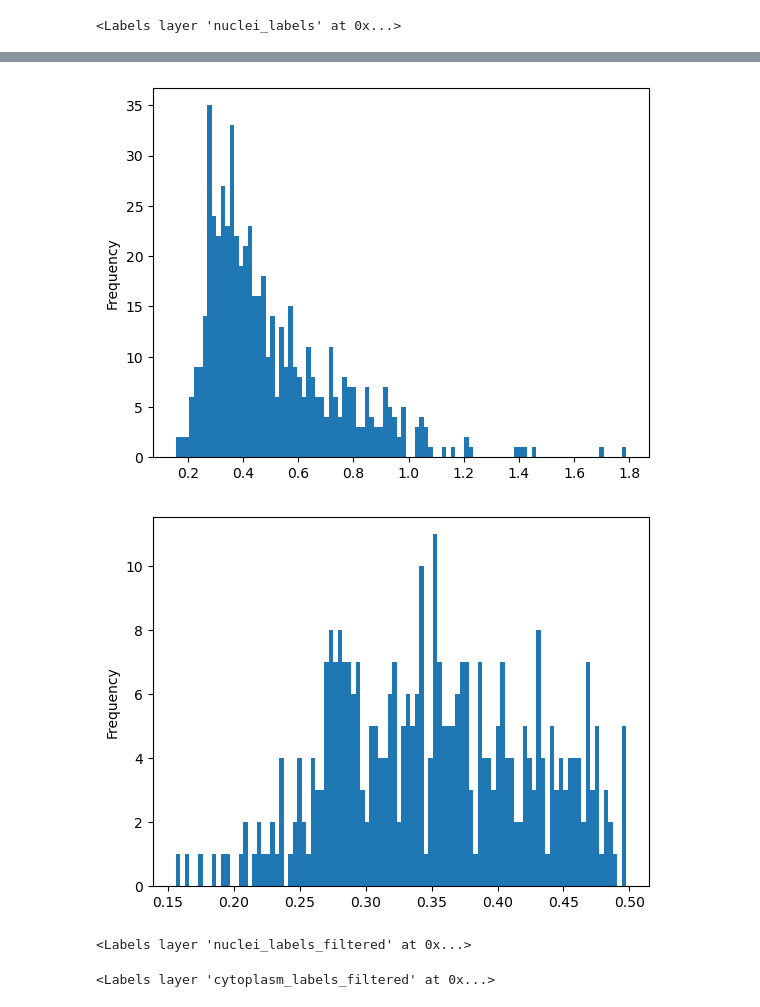
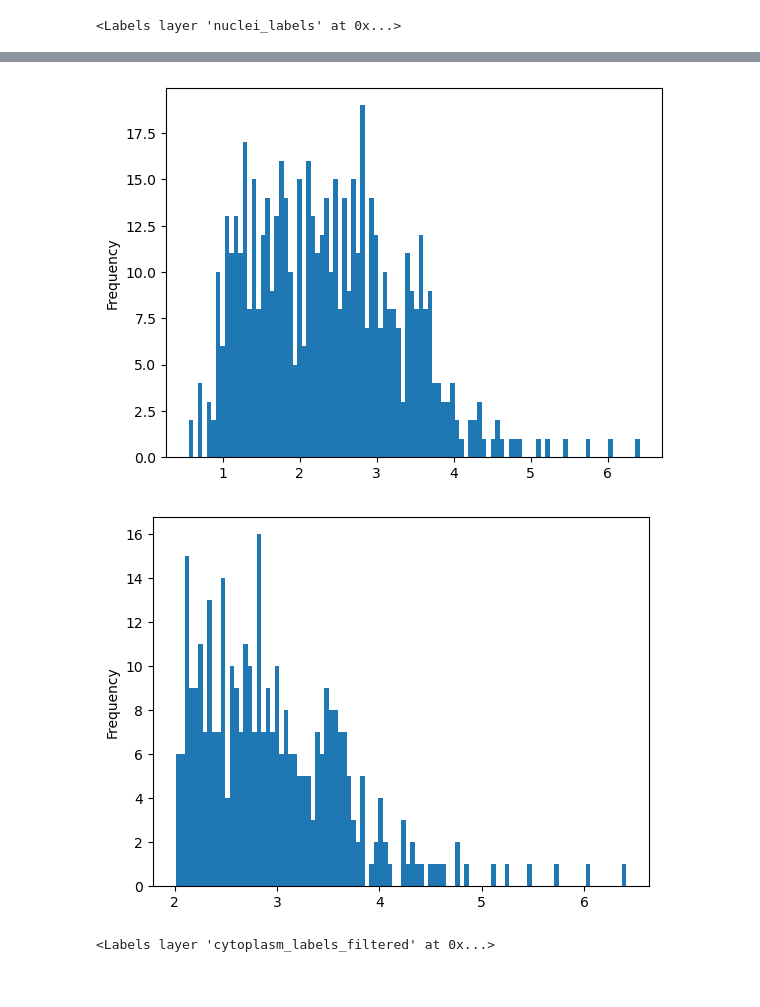
Before and after one commit to adiezsanchez/myurchenko_thp1_cyto_avg_int, a Jupyter notebook: dev_2.ipynb, the cells around one changed output, grey strips where cells are left out. Cells and saved outputs as stored; diff of their text form; code cells hidden in the pictures.

```diff
--- a/dev_2.ipynb
+++ b/dev_2.ipynb
@@ -56,21 +49,19 @@ experiment_id
 # %%
-# Point to the folder containing the processed tiffs
+# Point to the folder containing the processed tiffs (leave by default)
 processed_img_path = Path(data_folder) / "processed_tiffs"
 processed_images = list_images(processed_img_path, format="tif")
+
+# Extract experiment_id from data folder Path object
+experiment_id = Path(data_folder).name
+
+# Open any of the processed images to analyze by changing the index number in between brackets []
+# index number refers to the position of the file inside the processed_images folder
+# i.e. to open the first image [0], second [1] - in Python one starts counting from zero
+img_filepath = processed_images[14]
+img = imread(img_filepath)
-# %%
-# Open any of the processed images to analyze by changing the index number in between brackets []
-# index number refers to the position of the file inside the processed_images folder
-# i.e. to open the first image [0], second [1] - in Python one starts counting from zero
-img = imread(processed_images[14])
 # %%
 # Extract image metadata from filename
-field_of_view = Path(processed_images[14]).stem.split("f")[1]
-well_id = Path(processed_images[14]).stem.split("f")[0]
-
-# Create a dictionary containing all image descriptors
-descriptor_dict = {"well_id": well_id, "FOV": field_of_view}
-
-print(f"Visualizing well: {well_id}, FOV: {field_of_view}")
+descriptor_dict = extract_img_metadata (img_filepath, verbose = True)
 
 # Predict nuclei labels using CellposeSAM
 nuclei_labels, flows, styles = model.eval(img[1], niter=1000) # need to check the arguments
@@ -170,0 +84,3 @@ props_df
+# %%
+props_df = extract_features(img, nuclei_remapped, cytoplasm_labels, descriptor_dict, scikit_props=["label", "intensity_mean", "area"])
+props_df
@@ -171,32 +101,34 @@ props_df
 # %%
-import matplotlib.pyplot as plt
-props_df["nuclei_cyto_ratio"].dropna().plot.hist(bins=100)
+
+props_df["cyto_to_nuclei_ratio"].dropna().plot.hist(bins=100)
 plt.show()
+
+# Check individual area values to set a logical threshold
+print(props_df[props_df["label"] == 300])
+
+# Filter out labels with a cytoplasm to nuclei ratio smaller than 2
+# These are cells with either incorrect nuclei segmentation or very clustered together
+props_df = props_df[props_df["cyto_to_nuclei_ratio"] >= 2]
+
+
+props_df["cyto_to_nuclei_ratio"].dropna().plot.hist(bins=100)
+plt.show()
 # %% [output]
-[figure, old version]
+[figure, new version]
+[figure, added]
-# %%
-props_df = props_df[props_df["nuclei_cyto_ratio"] <= 0.5]
-
-import matplotlib.pyplot as plt
-props_df["nuclei_cyto_ratio"].dropna().plot.hist(bins=100)
-plt.show()
-# %% [output]
-[figure, removed]
 # %%
 # Collect valid labels
 valid_labels = props_df["label"].values
 
-# Mask nuclei_labels: keep only valid labels
+# Mask nuclei_labels: keep only valid labels (according to cytoplasm to nuclei ratio)
 nuclei_labels_filtered = nuclei_remapped.copy()
 nuclei_labels_filtered[~np.isin(nuclei_labels_filtered, valid_labels)] = 0
 
+# Mask cytoplasm_labels: keep only valid labels (according to cytoplasm to nuclei ratio)
+cytoplasm_labels_filtered = cytoplasm_labels.copy()
+cytoplasm_labels_filtered[~np.isin(cytoplasm_labels_filtered, valid_labels)] = 0
+
 viewer.add_labels(nuclei_labels_filtered)
+viewer.add_labels(cytoplasm_labels_filtered)
 # %% [output]
-<Labels layer 'nuclei_labels_filtered' at 0x...>
+<Labels layer 'cytoplasm_labels_filtered' at 0x...>
-# %%
-cytoplasm_labels_filtered = cytoplasm_labels.copy()
-cytoplasm_labels_filtered[~np.isin(cytoplasm_labels_filtered, valid_labels)] = 0
-
-viewer.add_labels(cytoplasm_labels_filtered)
-# %% [output]
-<Labels layer 'cytoplasm_labels_filtered' at 0x...>
```
Also changed, not shown: parts of 5 cells of this notebook, 1 other file.
